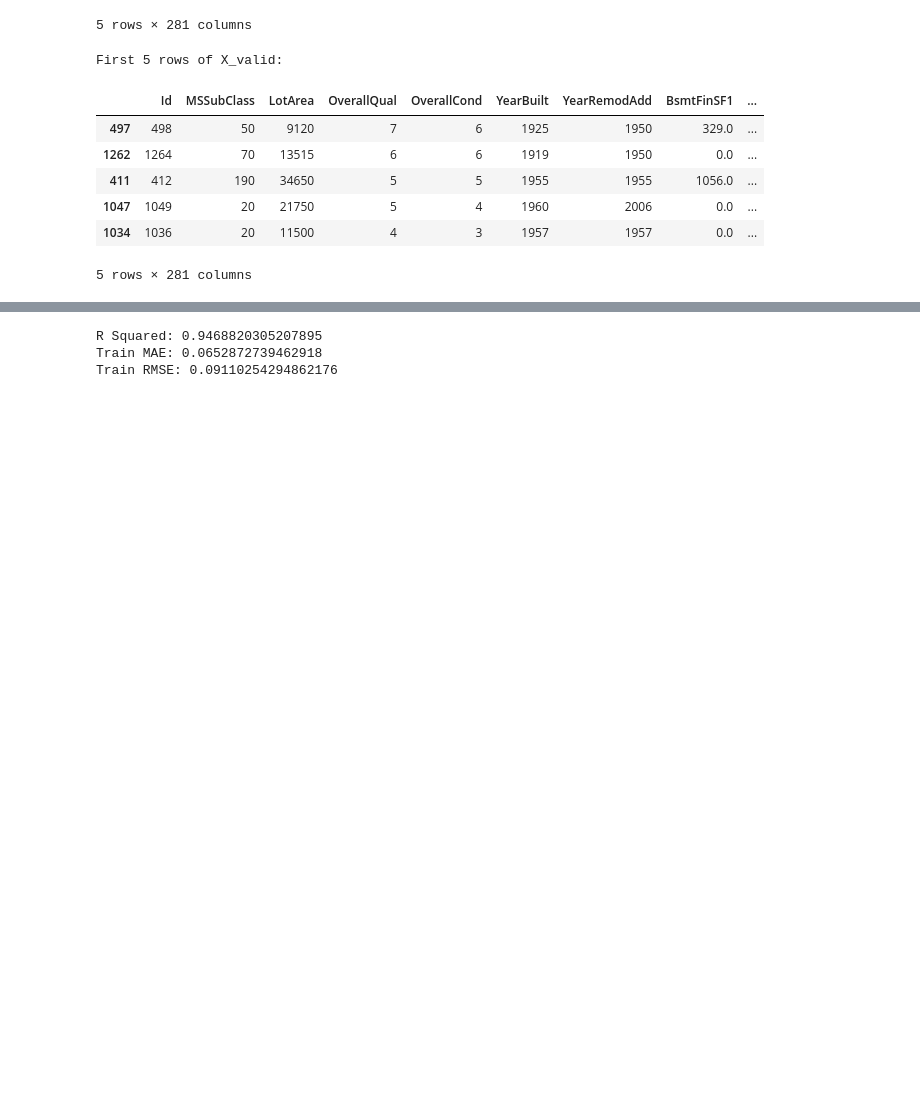
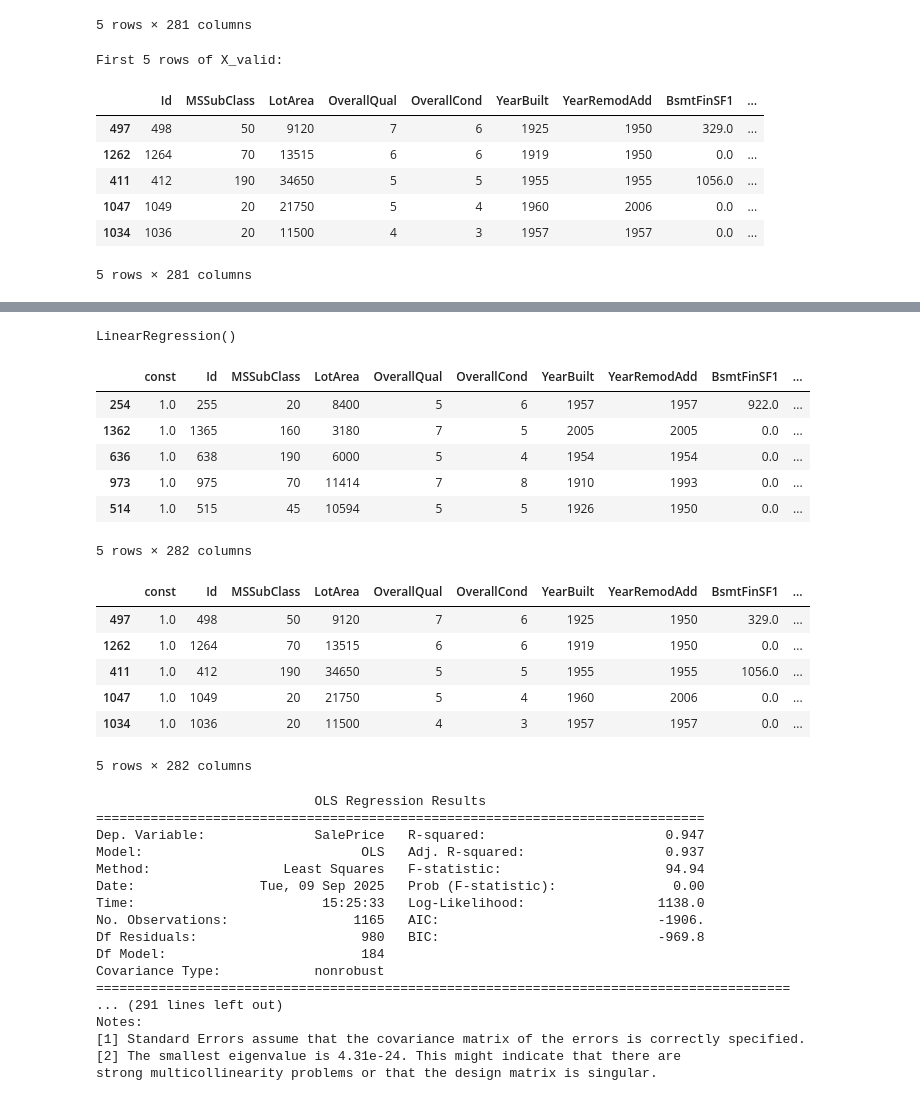
Before and after one commit to arikatz123/house-prices-ml, a Jupyter notebook: notebooks/linear_regression_models.ipynb, the cells around one changed output, grey strips where cells are left out. Drawn from its saved outputs; the diff is of its cells as text; code cells hidden in the pictures; blank space fills up the shorter version.

```diff
--- a/notebooks/linear_regression_models.ipynb
+++ b/notebooks/linear_regression_models.ipynb
@@ -142,20 +144,59 @@ Steps:
 # %%
+## We'll start off with sklearn
+
 from sklearn.linear_model import LinearRegression
 from sklearn.metrics import mean_absolute_error, mean_squared_error
 
-ols = LinearRegression()        #
-ols.fit(X_train, y_train)
-y_train_pred = ols.predict(X_train)
-
-train_mae = mean_absolute_error(y_train, y_train_pred)
-train_mse = mean_squared_error(y_train, y_train_pred)
-train_rmse = train_mse ** 0.5
-
-print("R Squared:", ols.score(X_train, y_train))
-print("Train MAE:", train_mae)
-print("Train RMSE:", train_rmse)
-y_valid_pred = ols.predict(X_valid)
+ols_sklearn = LinearRegression() # Create a Linear Regression model
+ols_sklearn.fit(X_train, y_train) # Fit the model to the training data
 # %% [output]
-R Squared: 0.9468820305207895
-Train MAE: 0.0652872739462918
-Train RMSE: 0.09110254294862176
+LinearRegression()
+# %%
+## Now let's use statsmodels to get a detailed summary of the regression results
+
+import statsmodels.api as sm
+
+# Add intercept
+X_train_sm = sm.add_constant(X_train, has_constant='add')
+X_valid_sm = sm.add_constant(X_valid, has_constant='add')
+
+display(X_train_sm.head())
+display(X_valid_sm.head())
+
+# Fit OLS regression
+ols_sm = sm.OLS(y_train, X_train_sm).fit()
+
+# Show summary
+print(ols_sm.summary())
+# %% [output]
+|  | const | Id | MSSubClass | LotArea | OverallQual | OverallCond | YearBuilt | YearRemodAdd | BsmtFinSF1 | ... |
+| 254 | 1.0 | 255 | 20 | 8400 | 5 | 6 | 1957 | 1957 | 922.0 | ... |
+| 1362 | 1.0 | 1365 | 160 | 3180 | 7 | 5 | 2005 | 2005 | 0.0 | ... |
+| 636 | 1.0 | 638 | 190 | 6000 | 5 | 4 | 1954 | 1954 | 0.0 | ... |
+| 973 | 1.0 | 975 | 70 | 11414 | 7 | 8 | 1910 | 1993 | 0.0 | ... |
+| 514 | 1.0 | 515 | 45 | 10594 | 5 | 5 | 1926 | 1950 | 0.0 | ... |
+5 rows × 282 columns
+|  | const | Id | MSSubClass | LotArea | OverallQual | OverallCond | YearBuilt | YearRemodAdd | BsmtFinSF1 | ... |
+| 497 | 1.0 | 498 | 50 | 9120 | 7 | 6 | 1925 | 1950 | 329.0 | ... |
+| 1262 | 1.0 | 1264 | 70 | 13515 | 6 | 6 | 1919 | 1950 | 0.0 | ... |
+| 411 | 1.0 | 412 | 190 | 34650 | 5 | 5 | 1955 | 1955 | 1056.0 | ... |
+| 1047 | 1.0 | 1049 | 20 | 21750 | 5 | 4 | 1960 | 2006 | 0.0 | ... |
+| 1034 | 1.0 | 1036 | 20 | 11500 | 4 | 3 | 1957 | 1957 | 0.0 | ... |
+5 rows × 282 columns
+                            OLS Regression Results
+==============================================================================
+Dep. Variable:              SalePrice   R-squared:                       0.947
+Model:                            OLS   Adj. R-squared:                  0.937
+Method:                 Least Squares   F-statistic:                     94.94
+Date:                Tue, 09 Sep 2025   Prob (F-statistic):               0.00
+Time:                        15:25:33   Log-Likelihood:                 1138.0
+No. Observations:                1165   AIC:                            -1906.
+Df Residuals:                     980   BIC:                            -969.8
+Df Model:                         184
+Covariance Type:            nonrobust
+=========================================================================================
+... (291 lines left out)
+Notes:
+[1] Standard Errors assume that the covariance matrix of the errors is correctly specified.
+[2] The smallest eigenvalue is 4.31e-24. This might indicate that there are
+strong multicollinearity problems or that the design matrix is singular.
```
Also changed, not shown: parts of 3 cells of this notebook, 1 other file.
